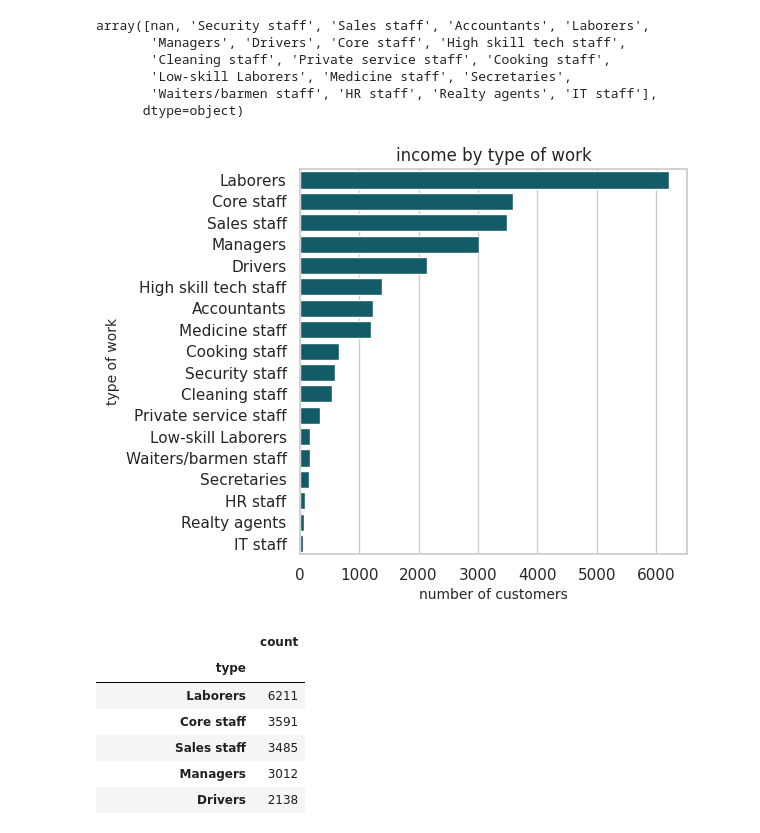
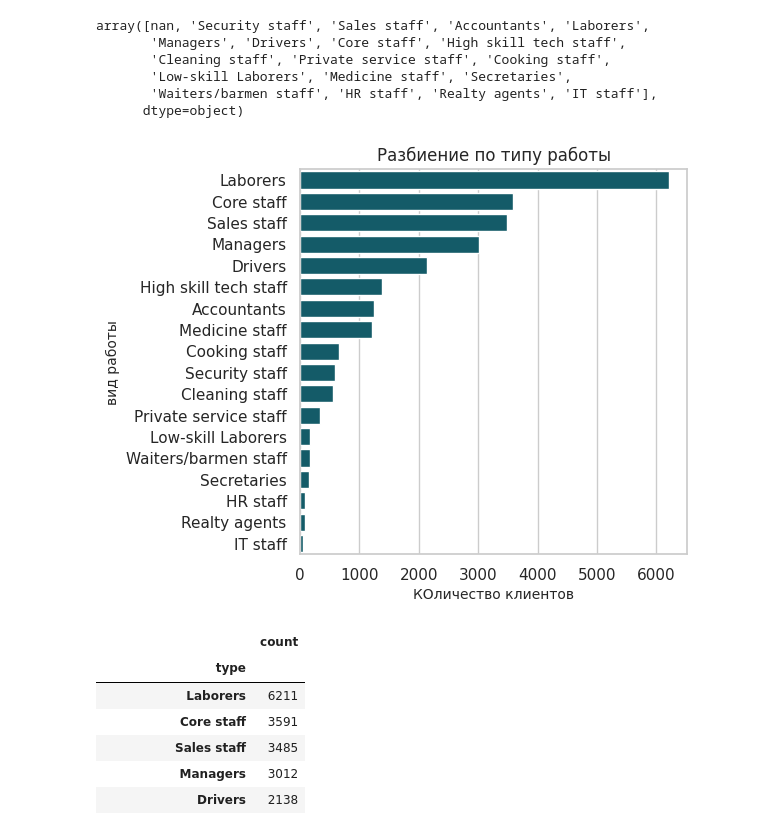
Before and after one commit to LanaDrog/CreditAnalytics, a Jupyter notebook: innopolis university/Итоговая работа Зуева Светлана.ipynb, the cells around one changed output. Cells and saved outputs as stored; diff of their text form; code cells hidden in the pictures.

```diff
--- a/innopolis university/Итоговая работа Зуева Светлана.ipynb
+++ b/innopolis university/Итоговая работа Зуева Светлана.ipynb
@@ -797,13 +983,13 @@ array([nan, 'Security staff', 'Sales staff', 'Accountants', 'Laborers',
       dtype=object)
 # %%
 plt.figure(figsize = (5,5))
-plt.title('income by type of work')
+plt.title('Разбиение по типу работы')
 sb.countplot(data = df, y = 'type', order = df['type'].value_counts().index, color = '#066576')
-plt.xlabel('number of customers', loc = 'center', fontsize=10)
-plt.ylabel('type of work', loc = 'center', fontsize=10)
+plt.xlabel('КОличество клиентов', loc = 'center', fontsize=10)
+plt.ylabel('вид работы', loc = 'center', fontsize=10)
 plt.show()
 # %% [output]
-[figure, old version]
+[figure, new version]
 # %%
 df['type'].value_counts(ascending = False)
 # %% [output]
```
Also changed, not shown: parts of 59 cells of this notebook, 4 other files.
